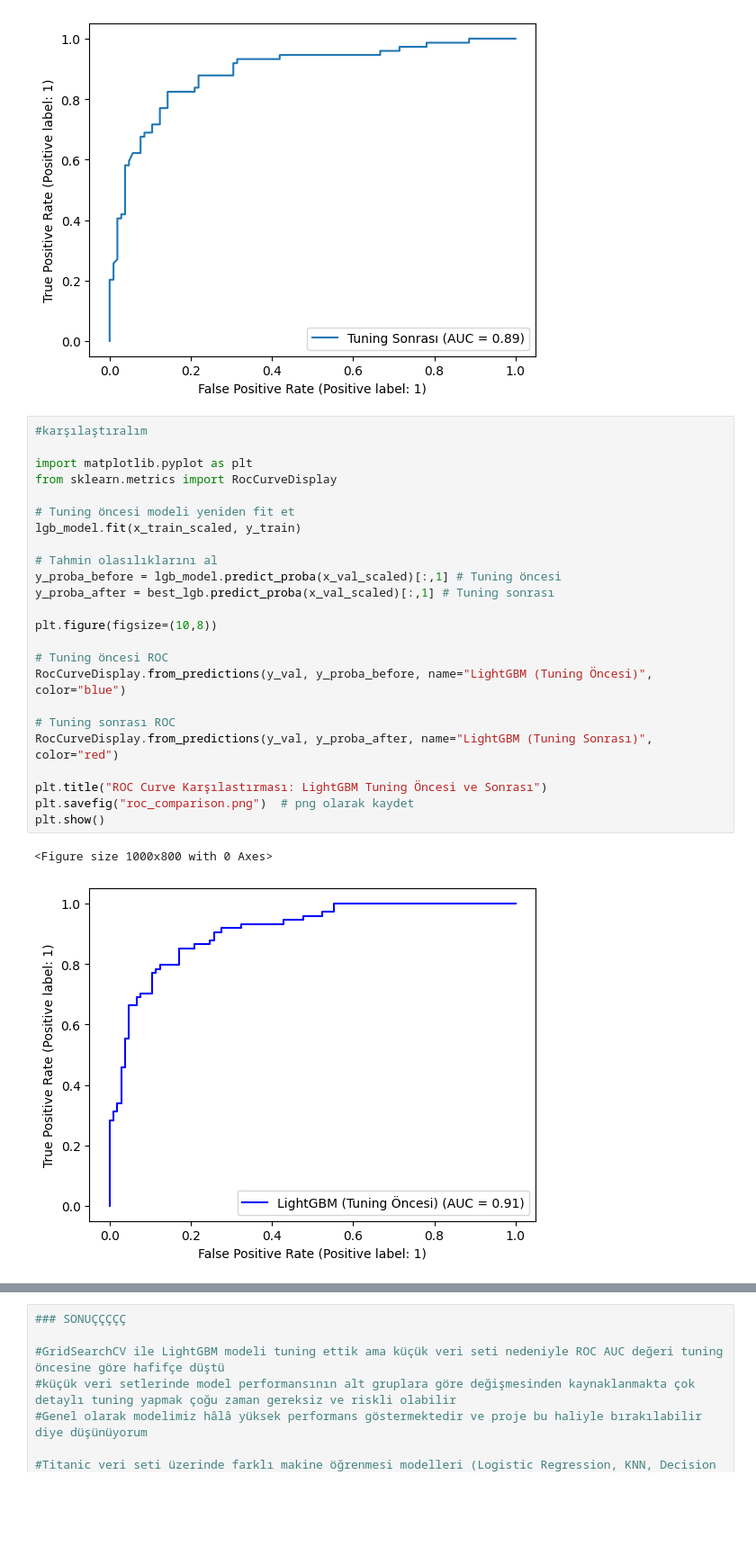
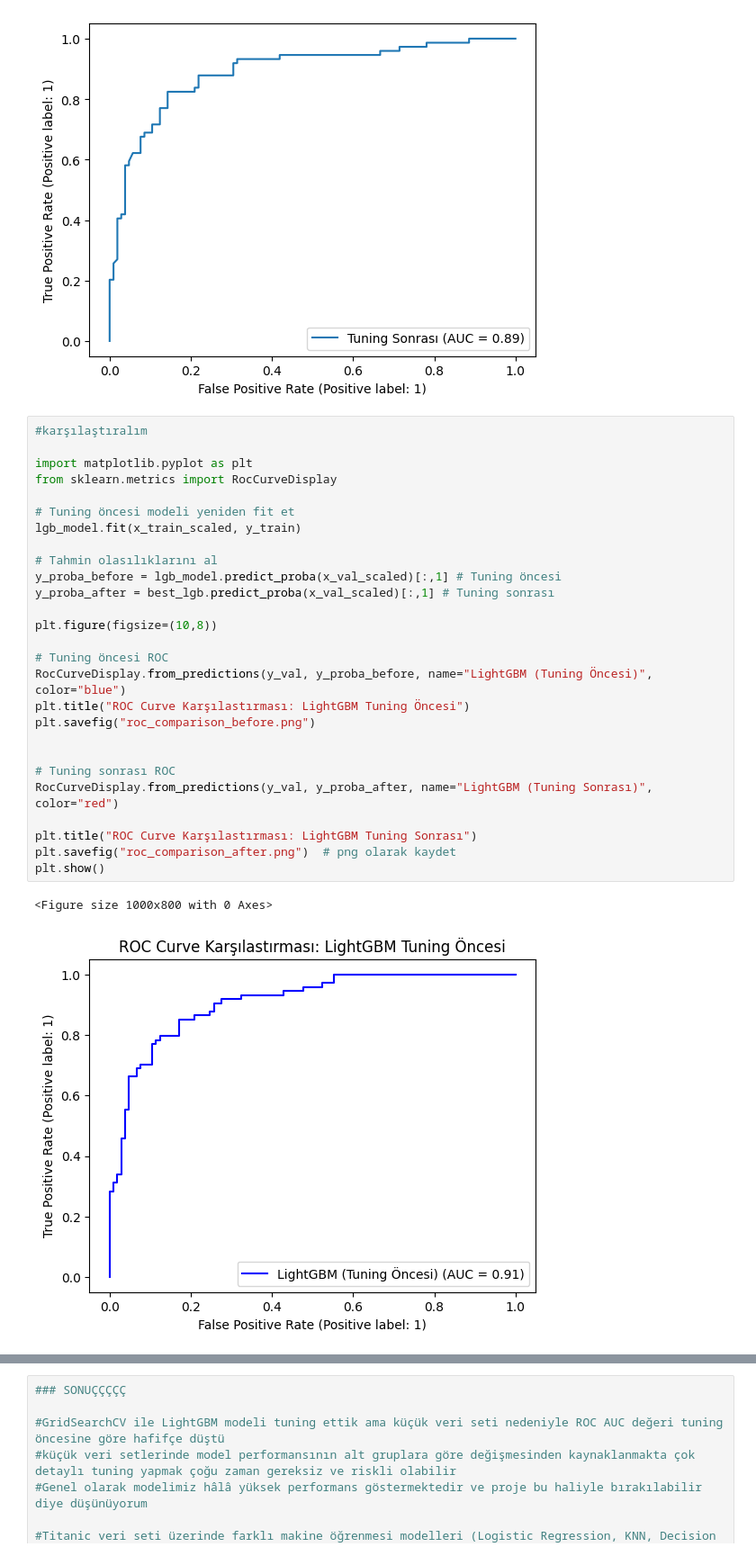
Before and after one commit to senademirbas/Titanic-Comparing-ML-Models-ROC-Analysis, a Jupyter notebook: titanic-comparing-ml-models-roc-analysis.ipynb, the cells around one changed output, grey strips where cells are left out. Shown at 90% size. Drawn from its saved outputs; the diff is of its cells as text; blank space fills up the shorter version.

```diff
--- a/titanic-comparing-ml-models-roc-analysis.ipynb
+++ b/titanic-comparing-ml-models-roc-analysis.ipynb
@@ -852,27 +852,30 @@ Tuning Sonrası ROC AUC: 0.8904118404118403
 # %%
 #karşılaştıralım
 
 import matplotlib.pyplot as plt
 from sklearn.metrics import RocCurveDisplay
 
 # Tuning öncesi modeli yeniden fit et
 lgb_model.fit(x_train_scaled, y_train)
 
 # Tahmin olasılıklarını al
 y_proba_before = lgb_model.predict_proba(x_val_scaled)[:,1] # Tuning öncesi
 y_proba_after = best_lgb.predict_proba(x_val_scaled)[:,1] # Tuning sonrası
 
 plt.figure(figsize=(10,8))
 
 # Tuning öncesi ROC
 RocCurveDisplay.from_predictions(y_val, y_proba_before, name="LightGBM (Tuning Öncesi)", color="blue")
+plt.title("ROC Curve Karşılastırması: LightGBM Tuning Öncesi")
+plt.savefig("roc_comparison_before.png")
+
 
 # Tuning sonrası ROC
 RocCurveDisplay.from_predictions(y_val, y_proba_after, name="LightGBM (Tuning Sonrası)", color="red")
 
-plt.title("ROC Curve Karşılastırması: LightGBM Tuning Öncesi ve Sonrası")
-plt.savefig("roc_comparison.png")  # png olarak kaydet
+plt.title("ROC Curve Karşılastırması: LightGBM Tuning Sonrası")
+plt.savefig("roc_comparison_after.png")  # png olarak kaydet
 plt.show()
 # %% [output]
 <Figure size 1000x800 with 0 Axes>
-[figure, old version]
+[figure, new version]
```
Also changed, not shown: parts of 3 cells of this notebook.
